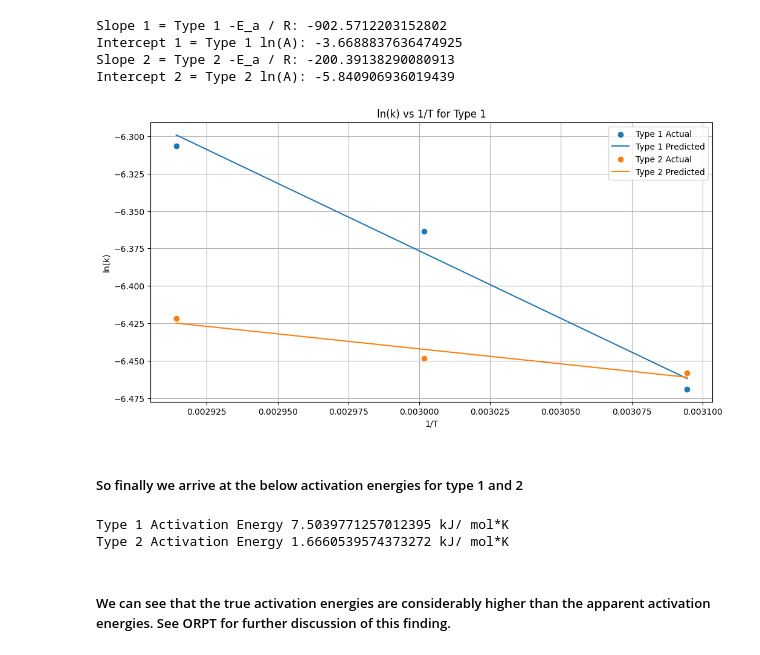
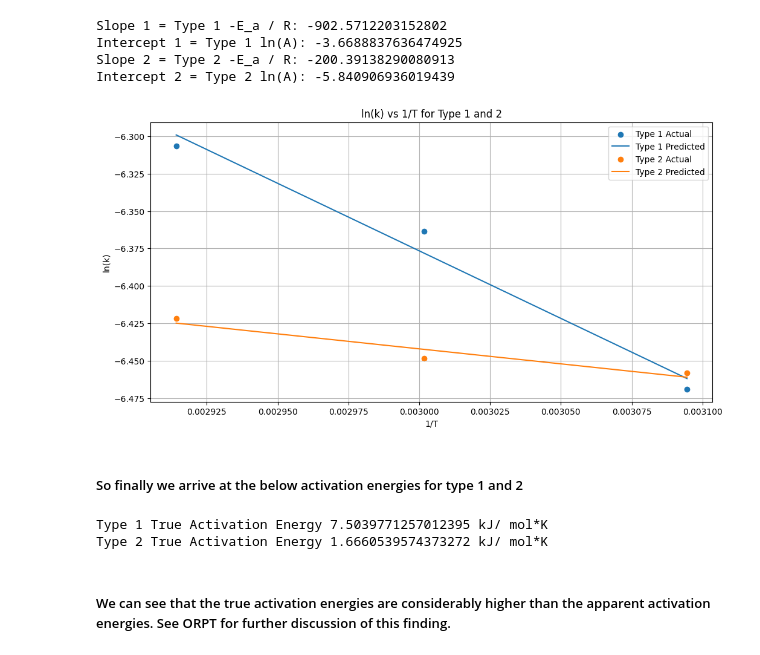
Before and after one commit to rahilisashaik/cbe154, a Jupyter notebook: sucrose-inversion-kinetics/data-analysis.ipynb, the cells around one changed output. Drawn from its saved outputs; the diff is of its cells as text; code cells hidden in the pictures.

```diff
--- a/sucrose-inversion-kinetics/data-analysis.ipynb
+++ b/sucrose-inversion-kinetics/data-analysis.ipynb
@@ -380,8 +381,8 @@ df_1
 ##### $$\ln k = -\,\exp\!\Bigl(\frac{E_a}{R}\Bigr) \quad\Longrightarrow\quad E_a = R \,\ln\!\Bigl[-\,\ln\bigl(k\bigr)\Bigr] $$
 # %%
 R = 8.314 # J / mol * K
-df_1["Activation Energy (J / mol*k)"] = R * np.log(-np.log(df_1["Rate constant (k)"]))
-df_2["Activation Energy (J / mol*k)"] = R * np.log(-np.log(df_2["Rate constant (k)"]))
+df_1["Apparent Activation Energy (J / mol*k)"] = R * np.log(-np.log(df_1["Rate constant (k)"]))
+df_2["Apparent Activation Energy (J / mol*k)"] = R * np.log(-np.log(df_2["Rate constant (k)"]))
 df_1
 # %% [output]
 |  | index | Day | Type | Temperature | Absorbance | Sample | Absorbance adjusted | ... |
@@ -432,30 +433,30 @@ Intercept 2 = Type 2 ln(A): -5.840906936019439
 # %%
 x_fit_1 = np.linspace(min(1/(df_1["Temperature"])), max(1/(df_1["Temperature"])), 10)
 y_fit_1 = result_Ea_1.slope * x_fit_1 + result_Ea_1.intercept
 
 x_fit_2 = np.linspace(min(1/(df_2["Temperature"])), max(1/(df_2["Temperature"])), 10)
 y_fit_2 = result_Ea_2.slope * x_fit_2 + result_Ea_2.intercept
 
 plt.figure(figsize=(12,6))
 plt.scatter(1 / (df_1["Temperature"]), np.log(df_1["Rate constant (k)"]), label="Type 1 Actual")
 plt.plot(x_fit_1, y_fit_1, label="Type 1 Predicted")
 plt.scatter(1 / (df_2["Temperature"]), np.log(df_2["Rate constant (k)"]), label="Type 2 Actual")
 plt.plot(x_fit_2, y_fit_2, label="Type 2 Predicted")
-plt.title("ln(k) vs 1/T for Type 1")
+plt.title("ln(k) vs 1/T for Type 1 and 2")
 plt.ylabel("ln(k)")
 plt.xlabel("1/T")
 plt.legend()
 plt.grid()
 # %% [output]
-[figure, old version]
+[figure, new version]
 # %% [markdown]
 ##### So finally we arrive at the below activation energies for type 1 and 2
 # %%
-print("Type 1 Activation Energy", -result_Ea_1.slope * R / 1000, "kJ/ mol*K")
-print("Type 2 Activation Energy", -result_Ea_2.slope * R / 1000,  "kJ/ mol*K")
+print("Type 1 True Activation Energy", -result_Ea_1.slope * R / 1000, "kJ/ mol*K")
+print("Type 2 True Activation Energy", -result_Ea_2.slope * R / 1000,  "kJ/ mol*K")
 # %% [output]
-Type 1 Activation Energy 7.5039771257012395 kJ/ mol*K
-Type 2 Activation Energy 1.6660539574373272 kJ/ mol*K
+Type 1 True Activation Energy 7.5039771257012395 kJ/ mol*K
+Type 2 True Activation Energy 1.6660539574373272 kJ/ mol*K
 # %% [markdown]
 ##### We can see that the true activation energies are considerably higher than the apparent activation energies. See ORPT for further discussion of this finding.
 # %% [markdown]
```
Also changed, not shown: parts of 20 cells of this notebook.
